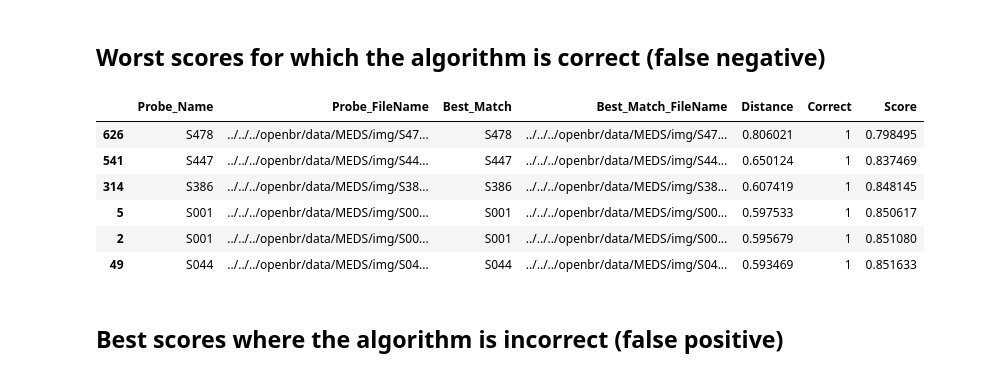
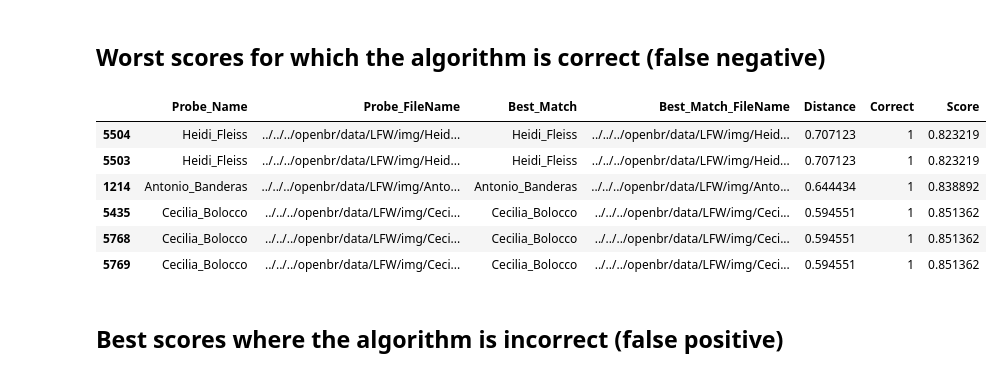
Before and after one commit to clemme/biometricsystems2016-frs, a Jupyter notebook: openface/evaluation/OpenFace_Evaluation.ipynb, the cells around one changed output. Cells and saved outputs as stored; diff of their text form; code cells hidden in the pictures.

```diff
--- a/openface/evaluation/OpenFace_Evaluation.ipynb
+++ b/openface/evaluation/OpenFace_Evaluation.ipynb
@@ -148,17 +149,17 @@ ax2.xaxis.set_major_formatter(FormatStrFormatter('%.0f'))
 ## Worst scores for which the algorithm is correct (false negative)
 # %%
 # Worst scores for which the algorithm is correct
-templates = templates_meds
+templates = templates
 sorted_fn = templates[templates['Probe_Name'] == templates['Best_Match']].sort_values('Score', ascending=True)
 sorted_fn.head(6)
 # %% [output]
 |  | Probe_Name | Probe_FileName | Best_Match | Best_Match_FileName | Distance | Correct | Score |
-| 626 | S478 | ../../../openbr/data/MEDS/img/S47... | S478 | ../../../openbr/data/MEDS/img/S47... | 0.806021 | 1 | 0.798495 |
-| 541 | S447 | ../../../openbr/data/MEDS/img/S44... | S447 | ../../../openbr/data/MEDS/img/S44... | 0.650124 | 1 | 0.837469 |
-| 314 | S386 | ../../../openbr/data/MEDS/img/S38... | S386 | ../../../openbr/data/MEDS/img/S38... | 0.607419 | 1 | 0.848145 |
-| 5 | S001 | ../../../openbr/data/MEDS/img/S00... | S001 | ../../../openbr/data/MEDS/img/S00... | 0.597533 | 1 | 0.850617 |
-| 2 | S001 | ../../../openbr/data/MEDS/img/S00... | S001 | ../../../openbr/data/MEDS/img/S00... | 0.595679 | 1 | 0.851080 |
-| 49 | S044 | ../../../openbr/data/MEDS/img/S04... | S044 | ../../../openbr/data/MEDS/img/S04... | 0.593469 | 1 | 0.851633 |
+| 5504 | Heidi_Fleiss | ../../../openbr/data/LFW/img/Heid... | Heidi_Fleiss | ../../../openbr/data/LFW/img/Heid... | 0.707123 | 1 | 0.823219 |
+| 5503 | Heidi_Fleiss | ../../../openbr/data/LFW/img/Heid... | Heidi_Fleiss | ../../../openbr/data/LFW/img/Heid... | 0.707123 | 1 | 0.823219 |
+| 1214 | Antonio_Banderas | ../../../openbr/data/LFW/img/Anto... | Antonio_Banderas | ../../../openbr/data/LFW/img/Anto... | 0.644434 | 1 | 0.838892 |
+| 5435 | Cecilia_Bolocco | ../../../openbr/data/LFW/img/Ceci... | Cecilia_Bolocco | ../../../openbr/data/LFW/img/Ceci... | 0.594551 | 1 | 0.851362 |
+| 5768 | Cecilia_Bolocco | ../../../openbr/data/LFW/img/Ceci... | Cecilia_Bolocco | ../../../openbr/data/LFW/img/Ceci... | 0.594551 | 1 | 0.851362 |
+| 5769 | Cecilia_Bolocco | ../../../openbr/data/LFW/img/Ceci... | Cecilia_Bolocco | ../../../openbr/data/LFW/img/Ceci... | 0.594551 | 1 | 0.851362 |
 # %% [markdown]
 ## Best scores where the algorithm is incorrect (false positive)
 # %%
```
Also changed, not shown: parts of 2 cells of this notebook.
